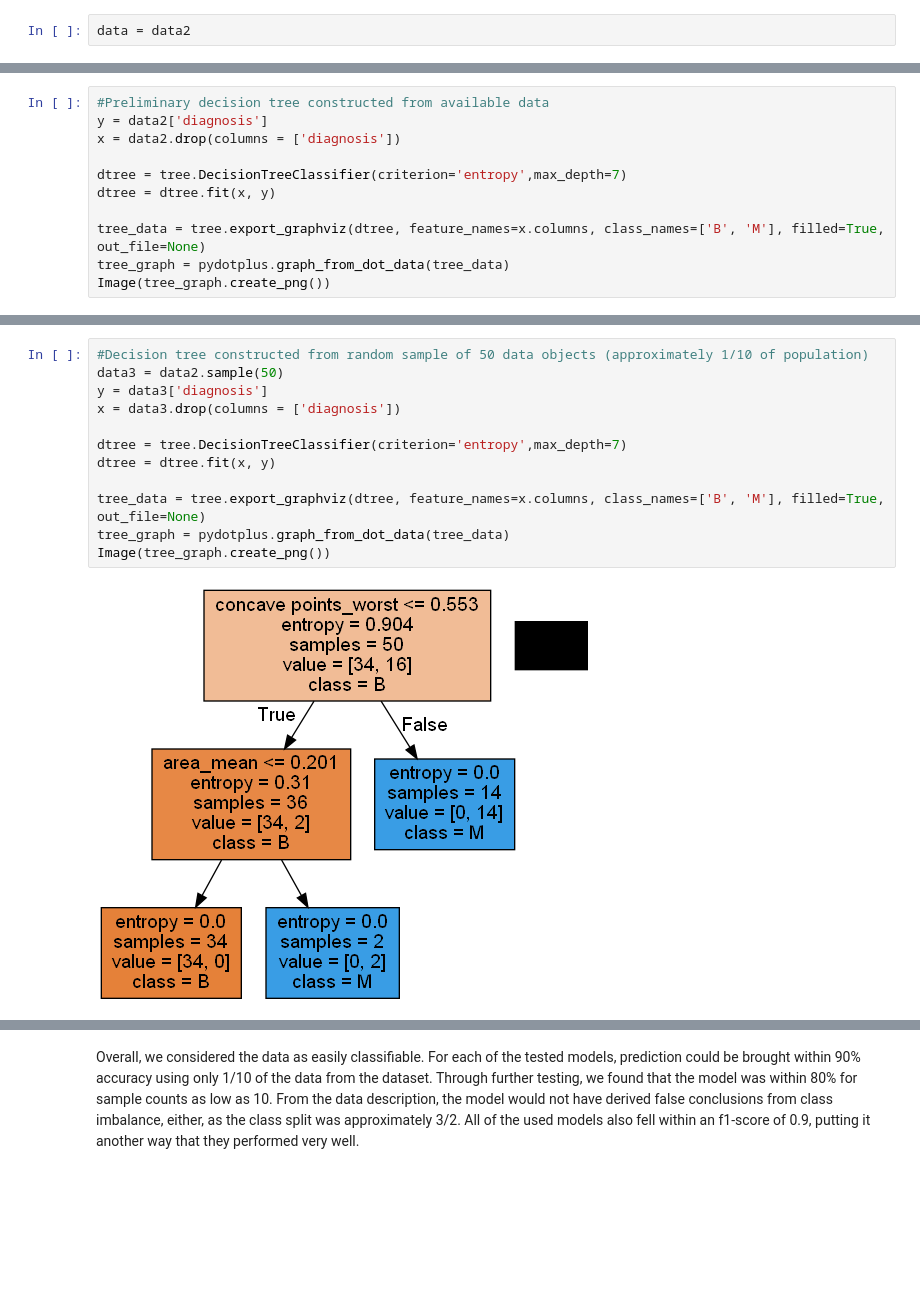
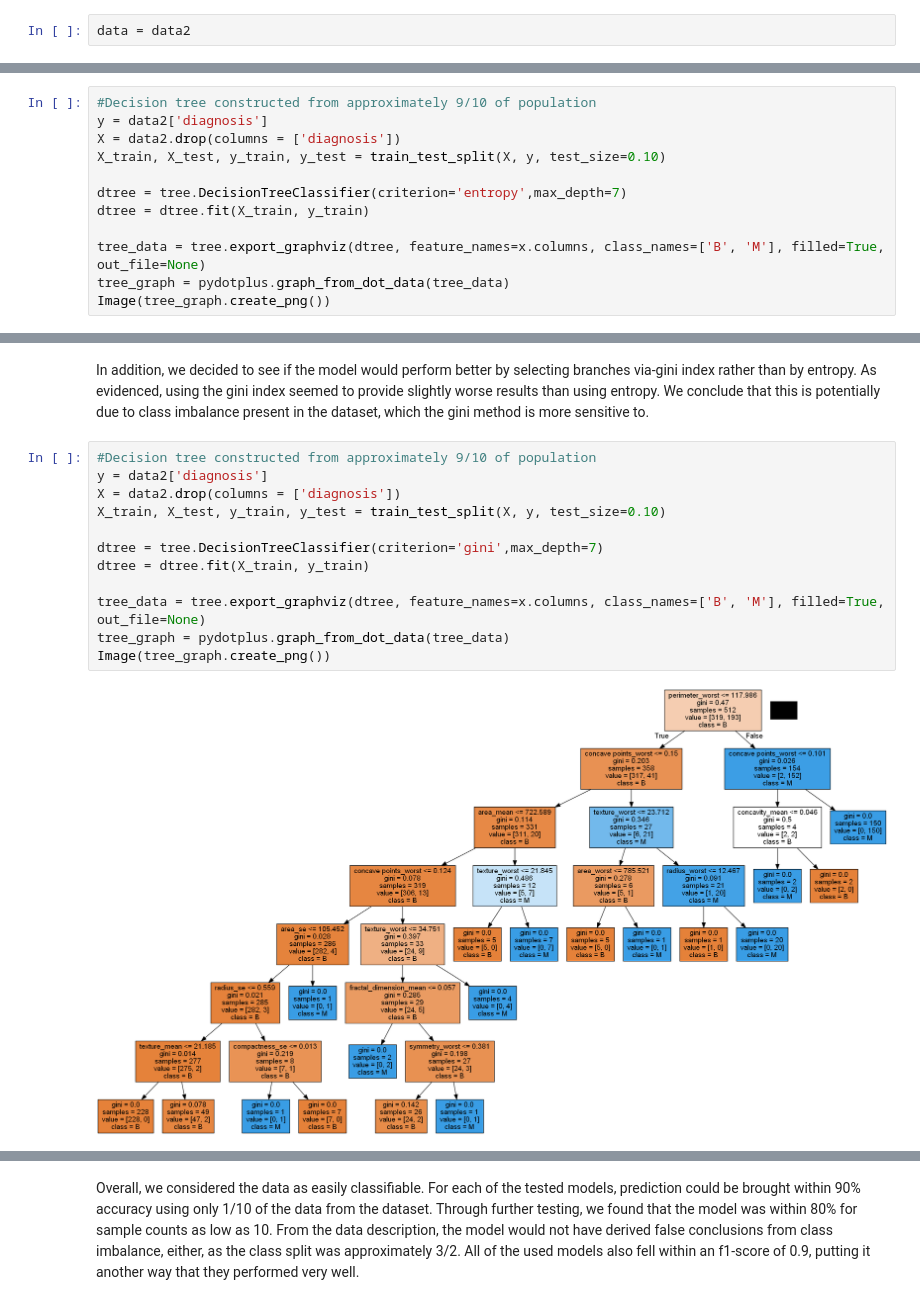
Before and after one commit to annakallen/Data-mining-project-INSA, a Jupyter notebook: classification_cancer.ipynb, the cells around one changed output, grey strips where cells are left out. Drawn from its saved outputs; the diff is of its cells as text; blank space fills up the shorter version.

```diff
--- a/classification_cancer.ipynb
+++ b/classification_cancer.ipynb
@@ -231,11 +268,12 @@ data2
 569 rows × 31 columns
 # %%
-#Preliminary decision tree constructed from available data
+#Decision tree constructed from approximately 9/10 of population
 y = data2['diagnosis']
-x = data2.drop(columns = ['diagnosis'])
+X = data2.drop(columns = ['diagnosis'])
+X_train, X_test, y_train, y_test = train_test_split(X, y, test_size=0.10)
 
 dtree = tree.DecisionTreeClassifier(criterion='entropy',max_depth=7)
-dtree = dtree.fit(x, y)
+dtree = dtree.fit(X_train, y_train)
 
 tree_data = tree.export_graphviz(dtree, feature_names=x.columns, class_names=['B', 'M'], filled=True, out_file=None)
 tree_graph = pydotplus.graph_from_dot_data(tree_data)
@@ -245,17 +311,19 @@ Image(tree_graph.create_png())
+# %% [markdown]
+In addition, we decided to see if the model would perform better by selecting branches via-gini index rather than by entropy. As evidenced, using the gini index seemed to provide slightly worse results than using entropy. We conclude that this is potentially due to class imbalance present in the dataset, which the gini method is more sensitive to.
 # %%
-#Decision tree constructed from random sample of 50 data objects (approximately 1/10 of population)
-data3 = data2.sample(50)
-y = data3['diagnosis']
-x = data3.drop(columns = ['diagnosis'])
+#Decision tree constructed from approximately 9/10 of population
+y = data2['diagnosis']
+X = data2.drop(columns = ['diagnosis'])
+X_train, X_test, y_train, y_test = train_test_split(X, y, test_size=0.10)
 
-dtree = tree.DecisionTreeClassifier(criterion='entropy',max_depth=7)
-dtree = dtree.fit(x, y)
+dtree = tree.DecisionTreeClassifier(criterion='gini',max_depth=7)
+dtree = dtree.fit(X_train, y_train)
 
 tree_data = tree.export_graphviz(dtree, feature_names=x.columns, class_names=['B', 'M'], filled=True, out_file=None)
 tree_graph = pydotplus.graph_from_dot_data(tree_data)
 Image(tree_graph.create_png())
 # %% [output]
-[figure, old version]
+[figure, new version]
 # %%
 #Loops for number of trials (100) and computes total accuracy
 
```
Also changed, not shown: parts of 10 cells of this notebook.
